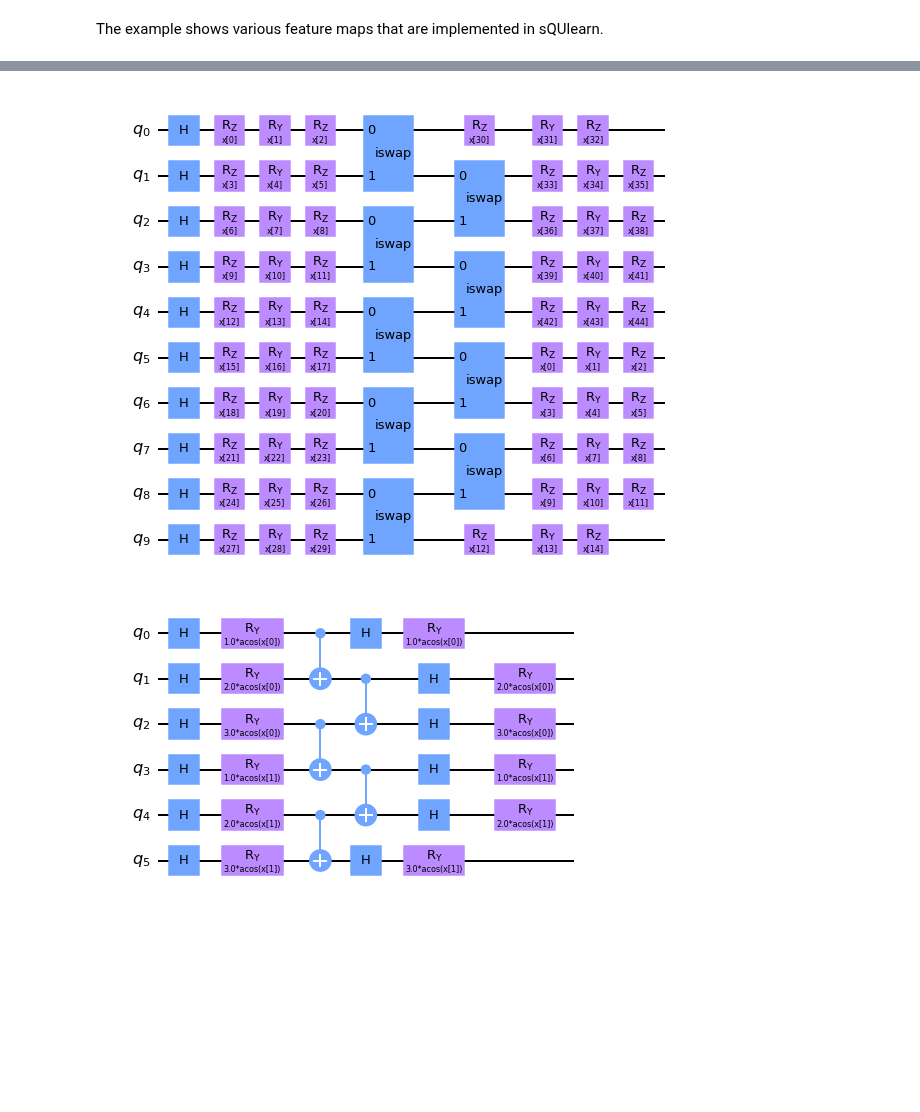
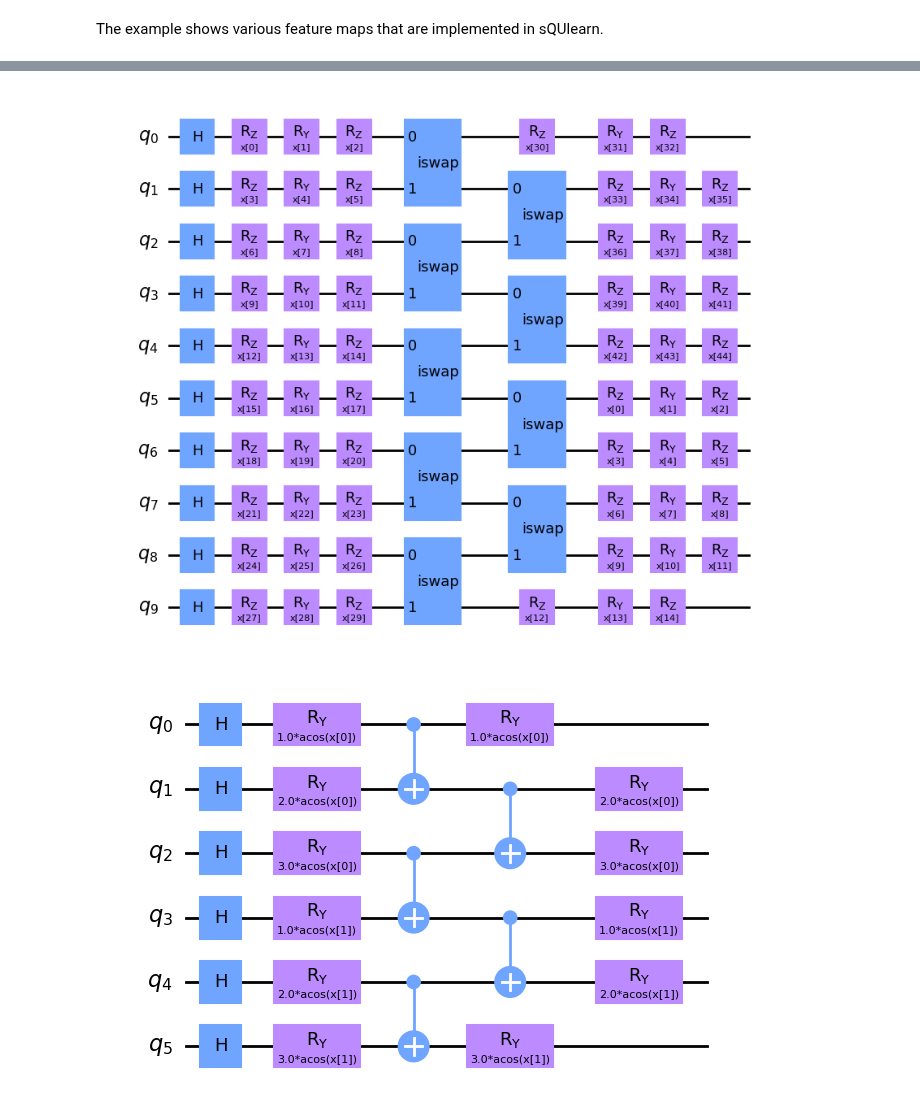
Before and after one commit to sQUlearn/squlearn, a Jupyter notebook: examples/feature_maps/various_feature_maps.ipynb, the cells around one changed output, grey strips where cells are left out. Saved outputs shown, nothing was run; the diff lists cells and outputs as text; code cells hidden in the pictures; blank space fills up the shorter version.

```diff
--- a/examples/feature_maps/various_feature_maps.ipynb
+++ b/examples/feature_maps/various_feature_maps.ipynb
@@ -15,12 +16,12 @@ fmap2.draw()
 # %%
 fmap3 = HighDimFeatureMap(num_qubits=10, num_features=45, num_layers=2)
-fmap3.draw()
+fmap3.draw("mpl")
 # %% [output]
-[figure, old version]
+[figure, new version]
 # %%
-fmap4 = ChebyshevTower(num_qubits=6, num_features=2, n_chebyshev=3, num_layers=2)
-fmap4.draw()
+fmap4 = ChebyshevTower(num_qubits=6, num_features=2, num_chebyshev=3, num_layers=2)
+fmap4.draw("mpl")
 # %% [output]
-[figure, old version]
+[figure, new version]
 # %%
 fmap5 = ChebPQC(num_qubits=5, num_features=2, num_layers=2)
```
Also changed, not shown: parts of 10 cells of this notebook, 2 other files.
